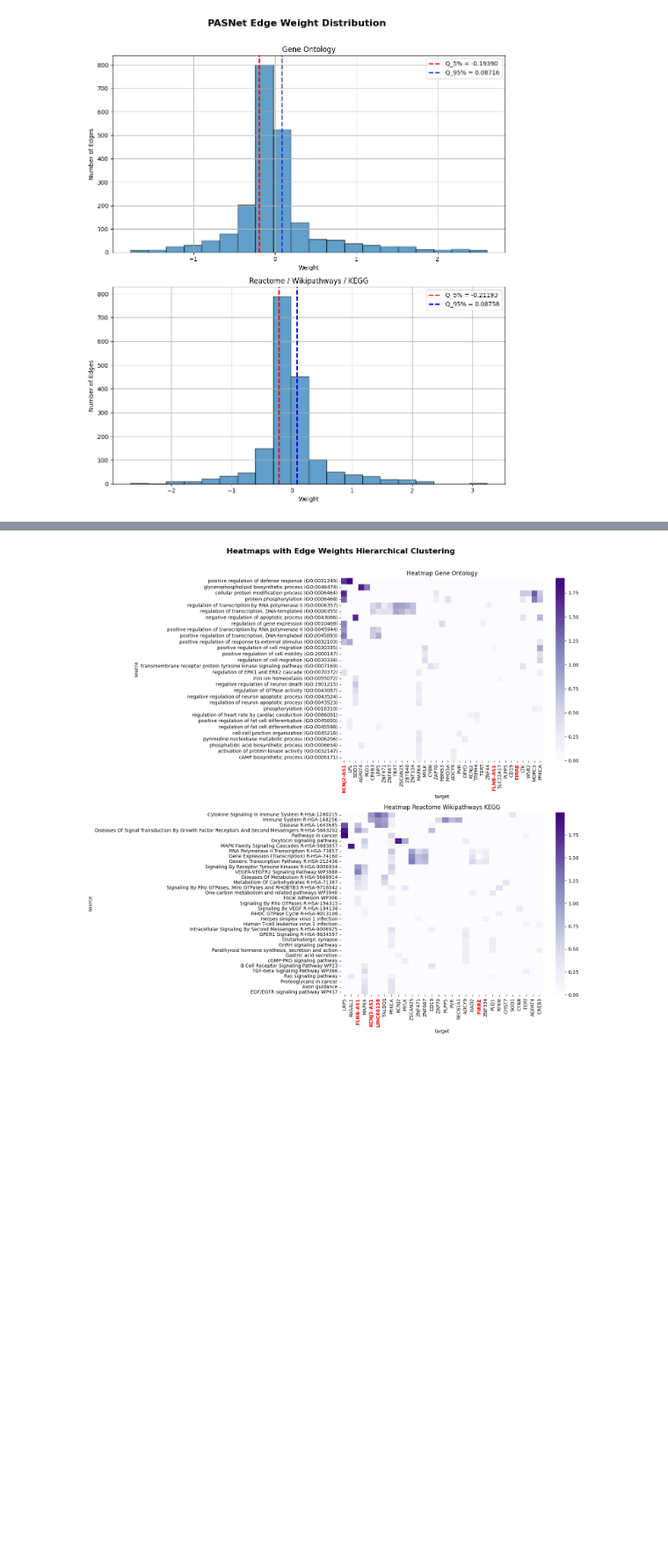
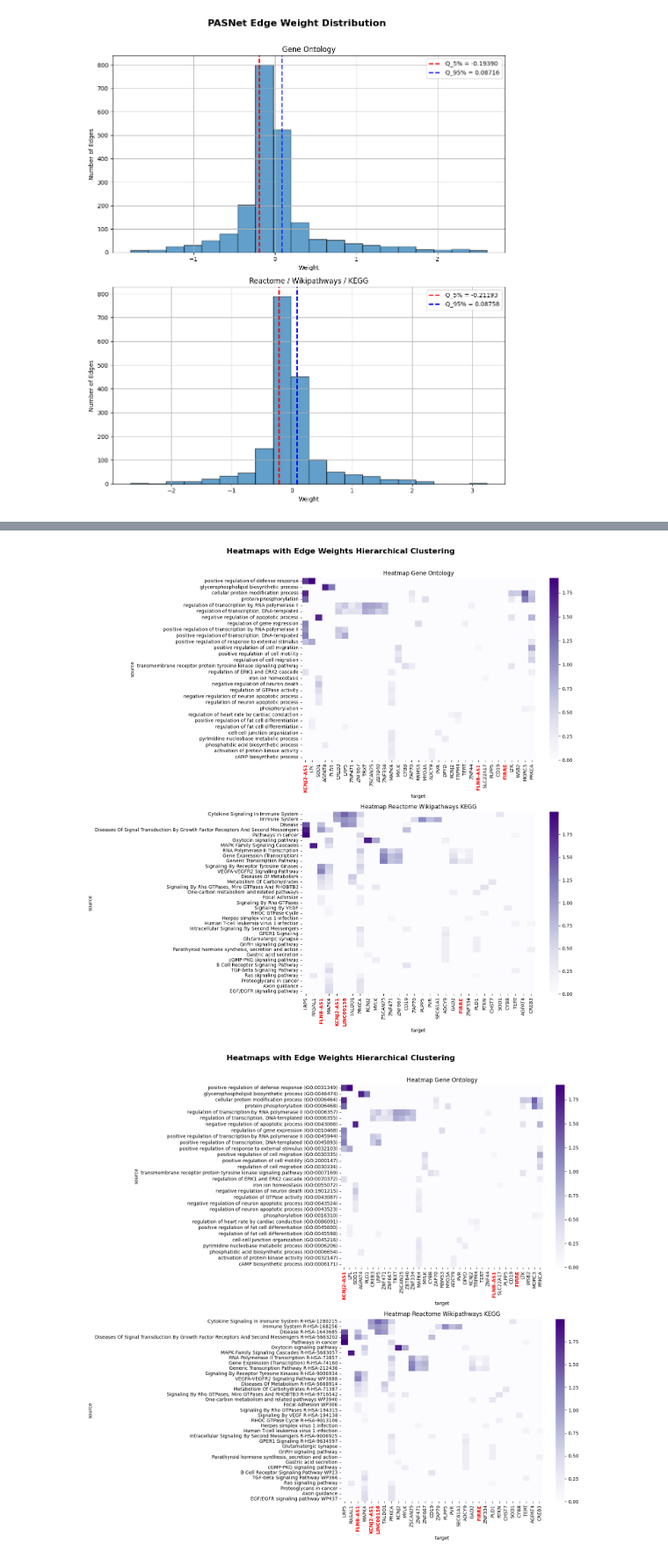
Before and after one commit to BiodataAnalysisGroup/lncAPNet, a Jupyter notebook: Pilot_1_CLL/notebooks/Post-hoc_Analysis/Networks_sc1.ipynb, the cells around one changed output, grey strips where cells are left out. Shown at 88% size. Drawn from its saved outputs; the diff is of its cells as text; code cells hidden in the pictures; blank space fills up the shorter version.

```diff
--- a/Pilot_1_CLL/notebooks/Post-hoc_Analysis/Networks_sc1.ipynb
+++ b/Pilot_1_CLL/notebooks/Post-hoc_Analysis/Networks_sc1.ipynb
@@ -197,3 +322,94 @@ filtered_table_rest = filter_table(table_rest, features_df)
+# %%
+import matplotlib.pyplot as plt
+import seaborn as sns
+import pandas as pd
+from scipy.cluster.hierarchy import linkage, leaves_list
+
+# Example test genes
+test_genes = ["FIRRE", "MIR4458HG", "LINC00158", "KCNJ2-AS1", "FLNB-AS1"]
+
+# Take absolute values
+abs_table_go = filtered_table_go.copy()
+abs_table_go.iloc[:, 1:] = abs_table_go.iloc[:, 1:].abs()  # skip 'source' column
+
+abs_table_rest = filtered_table_rest.copy()
+abs_table_rest.iloc[:, 1:] = abs_table_rest.iloc[:, 1:].abs()  # skip 'source' column
+
+# 🔹 Filter rows with at least 2 non-zero values
+abs_table_go = abs_table_go[abs_table_go.iloc[:, 1:].gt(0).sum(axis=1) >= 2]
+abs_table_rest = abs_table_rest[abs_table_rest.iloc[:, 1:].gt(0).sum(axis=1) >= 2]
+
+# Function to reorder dataframe by hierarchical clustering
+def cluster_dataframe(df):
+    data = df.iloc[:, 1:]  # numeric part only
+    row_linkage = linkage(data, method='average', metric='euclidean')
+    col_linkage = linkage(data.T, method='average', metric='euclidean')
+    row_order = leaves_list(row_linkage)
+    col_order = leaves_list(col_linkage)
+    clustered_df = df.iloc[row_order, :]
+    clustered_df = clustered_df.iloc[:, [0] + (col_order + 1).tolist()]
+    return clustered_df
+
+# Cluster both filtered tables
+clustered_go = cluster_dataframe(abs_table_go)
+clustered_rest = cluster_dataframe(abs_table_rest)
+
+# 🔹 Clean source names
+def clean_source_names(df):
+    df = df.copy()
+    # Remove (GO:xxxx)
+    df['source'] = df['source'].str.replace(r"\s*\(GO:[^)]+\)", "", regex=True)
+    # Remove trailing R-HSAxxxx
+    df['source'] = df['source'].str.replace(r"\s*R-HSA-\d+$", "", regex=True)
+    # Remove trailing WPxxxx
+    df['source'] = df['source'].str.replace(r"\s*WP\d+$", "", regex=True)
+    return df
+
+clustered_go = clean_source_names(clustered_go)
+clustered_rest = clean_source_names(clustered_rest)
+
+# Create 2x1 figure
+fig, axes = plt.subplots(2, 1, figsize=(15, 15))
+fig.suptitle("Heatmaps with Edge Weights Hierarchical Clustering", fontsize=16, fontweight='bold', y=0.95)
+
+# Function to color bold test genes on x-axis
+def color_xticklabels(ax, test_genes):
+    for tick in ax.get_xticklabels():
+        if tick.get_text() in test_genes:
+            tick.set_color('red')
+            tick.set_fontweight('bold')
+        else:
+            tick.set_color('black')
+            tick.set_fontweight('normal')
+    ax.tick_params(axis='x', rotation=90)
+
+# Heatmap for GO table with white-to-purple colormap
+sns.heatmap(
+    clustered_go.set_index('source'),
+    ax=axes[0],
+    cmap='Purples',
+    annot=False,
+    yticklabels=True
+)
+axes[0].set_title('Heatmap Gene Ontology')
+color_xticklabels(axes[0], test_genes)
+
+# Heatmap for Rest table with white-to-purple colormap
+sns.heatmap(
+    clustered_rest.set_index('source'),
+    ax=axes[1],
+    cmap='Purples',
+    annot=False,
+    yticklabels=True
+)
+axes[1].set_title('Heatmap Reactome Wikipathways KEGG')
+color_xticklabels(axes[1], test_genes)
+
+plt.tight_layout(rect=[0, 0, 1, 0.94])
+plt.savefig("../../figures/hierarchical_weights_heatmaps.png", dpi=300, bbox_inches='tight')  # save as PNG, 300 dpi
+plt.show()
+# %% [output]
+[figure, added]
 # %%
 import matplotlib.pyplot as plt
 import seaborn as sns
```
Also changed, not shown: parts of 2 cells of this notebook, 48 other files.
